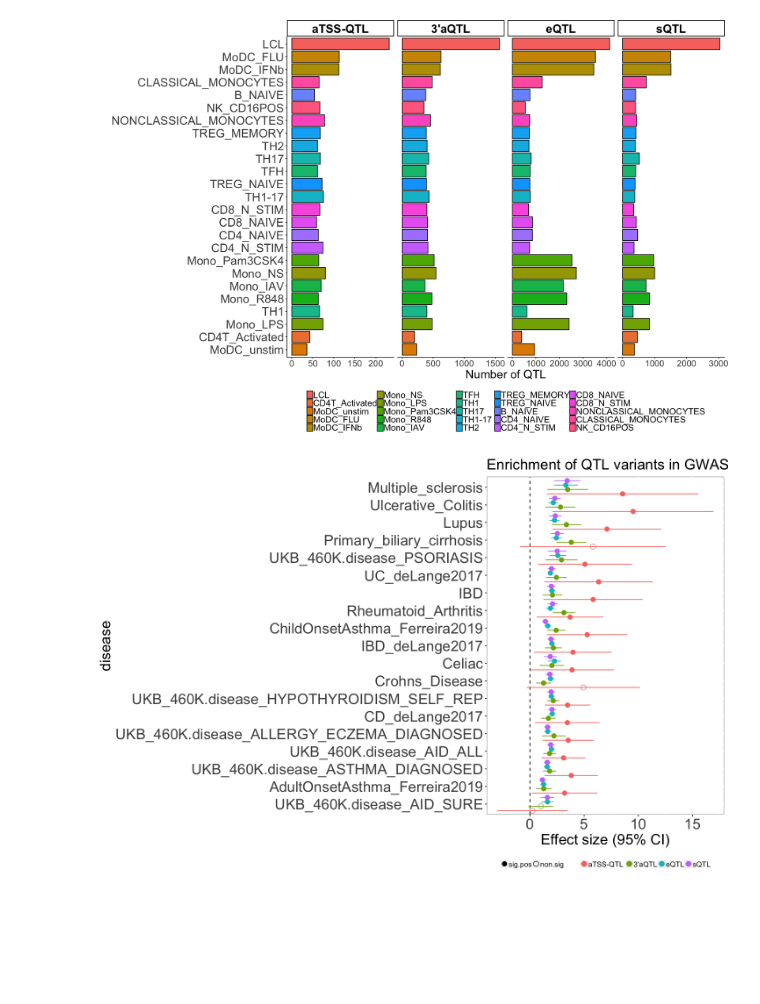
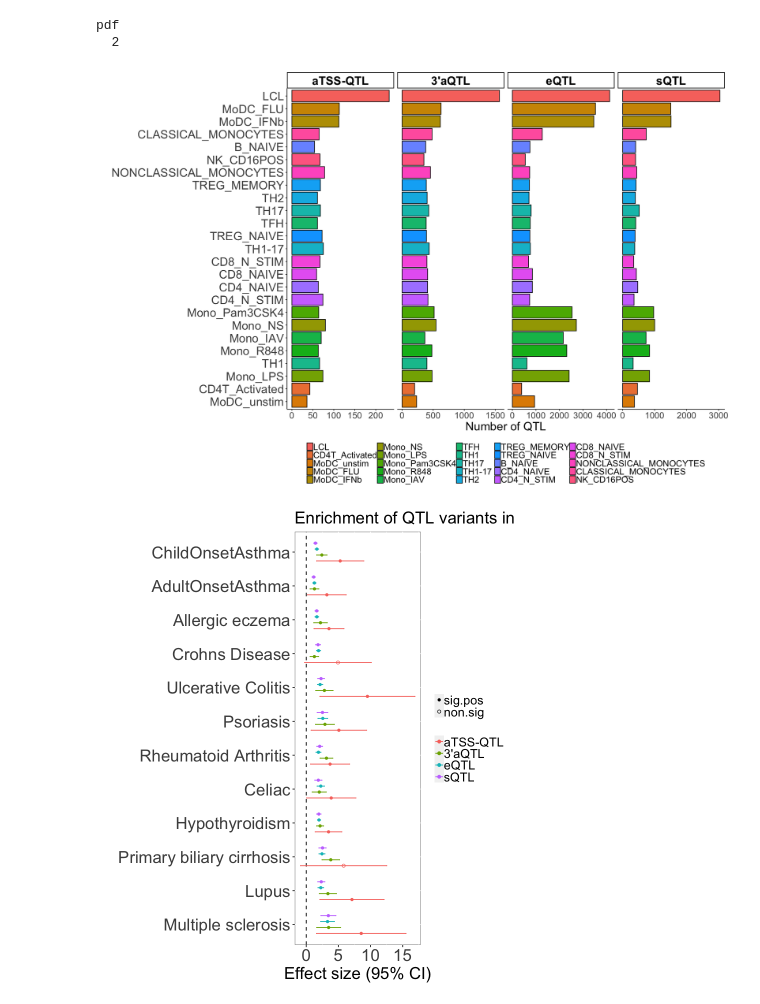
Before and after one commit to juninamo/TRAILS, a Jupyter notebook: Figures/Figure7.ipynb, the cells around one changed output. Drawn from its saved outputs; the diff is of its cells as text; code cells hidden in the pictures; blank space fills up the shorter version.

```diff
--- a/Figures/Figure7.ipynb
+++ b/Figures/Figure7.ipynb
@@ -281,7 +190,7 @@ Picking joint bandwidth of 25.6
 # number of QTL variants(lead variants per eGenes or eIsoforms, p<1e<-05)
 
 options(repr.plot.width=15, repr.plot.height=10)
-dat %>%
+g = dat %>%
   dplyr::group_by(QTL,condition) %>%
   dplyr::summarize(count = n()) %>%
   dplyr::ungroup() %>%
@@ -327,12 +236,18 @@ dat %>%
         legend.text =  element_text(size = 15),
         legend.key.size = grid::unit(0.8, "lines"),
         legend.title = element_text(size = 0, hjust = 0))
+
+g
+pdf("./FigS11.pdf", width=15, height=10)
+g
+dev.off()
 # %% [output]
+pdf
+  2
 [figure]
 # %%
 # Enrichment of QTLs
-
-options(repr.plot.width=12, repr.plot.height=8)
+options(repr.plot.width=7, repr.plot.height=8)
 ## immune disorders
 enr %>%
   dplyr::filter(Category == "L2_0" & pheno %in% pheno_lt) %>%
@@ -344,47 +259,54 @@ enr %>%
                   feature == "sQTL" ~ "sQTL"
                 ),
                 feature = factor(feature,levels=c("aTSS-QTL","3'aQTL","eQTL","sQTL")),
                 group = case_when(
                   pheno %in% immune ~ "immune",
                   pheno %in% CNS ~ "CNS",
                   pheno %in% cancer ~ "cancer",
-                  pheno %in% blood ~ "blood",
-                  pheno %in% biochemistry ~ "biochemistry",
-                  pheno %in% body ~ "body",
-                  pheno %in% CVD ~ "CVD",
+                  # pheno %in% blood ~ "blood",
+                  # pheno %in% biochemistry ~ "biochemistry",
+                  # pheno %in% body ~ "body",
+                  # pheno %in% CVD ~ "CVD",
                   pheno %in% metabo ~ "metabo",
-                  pheno %in% behavior ~ "behavior",
-                  pheno %in% repro ~ "repro",
-                  pheno %in% intel ~ "intel",
+                  # pheno %in% behavior ~ "behavior",
+                  # pheno %in% repro ~ "repro",
+                  # pheno %in% intel ~ "intel",
                   TRUE ~ "others"
                 ),
-                pheno = gsub("PASS_","",pheno)) %>%
+                pheno = gsub("PASS_","",pheno) %>% gsub("UKB_460K.disease_","",.) %>% gsub("_Ferreira2019","",.)) %>%
   dplyr::filter(group == "immune") %>%
+  dplyr::mutate(pheno = dplyr::case_when(
+      pheno == "PSORIASIS" ~ "Psoriasis",
+      pheno == "HYPOTHYROIDISM_SELF_REP" ~ "Hypothyroidism",
+      pheno == "ALLERGY_ECZEMA_DIAGNOSED" ~ "Allergic eczema",
+      TRUE ~ gsub("_"," ",pheno)
+  ),
+               pheno = factor(pheno, levels=c("Multiple sclerosis","Lupus","Primary biliary cirrhosis","Hypothyroidism","Celiac","Rheumatoid Arthritis","Psoriasis","Ulcerative Colitis","Crohns Disease","Allergic eczema","AdultOnsetAsthma","ChildOnsetAsthma"))) %>%
   ggplot(.,
-         aes(x=reorder(pheno,Enrichment), y=Enrichment, color=feature, shape=shape)) +
-  geom_point(aes(color=feature,shape=shape), na.rm=TRUE, position=position_dodge(width = 1),size = 3) +
+         aes(x=pheno, y=Enrichment, color=feature, shape=shape)) +
+  geom_point(aes(color=feature,shape=shape), na.rm=TRUE, position=position_dodge(width = 0.7),size = 1.5) +
   scale_shape_manual(values = c("sig.pos"=16,"non.sig"=1)) +
   coord_flip() +
   geom_hline(yintercept = 0,
              linetype = "dashed") +
   theme(panel.background = element_rect(fill = "white", color = "grey50")) +
   labs(title = paste0("Enrichment of QTL variants in GWAS"),
        y = "Effect size (95% CI)",
-       x = "disease") +
+       x = "") +
   geom_errorbar(aes(ymin = Enrichment-1.96*Enrichment_std_error, ymax = Enrichment+1.96*Enrichment_std_error),
-                width = 0.1,na.rm=TRUE,position=position_dodge(width = 1)) +
+                width = 0.1,na.rm=TRUE,position=position_dodge(width = 0.7)) +
   theme(strip.text.x=element_text(size=20, color="black"),
         strip.text.y=element_text(size=20, color="black"),
-        legend.position = "bottom",
+        legend.position = "right",
         plot.title = element_text(size = 20),
         axis.title.x = element_text(size = 20),
         axis.title.y = element_text(size = 20),
         axis.text.y = element_text(size = 20),
         axis.text.x = element_text(size = 20),
-        legend.text =  element_text(size = 10),
+        legend.text =  element_text(size = 15),
         legend.key.size = grid::unit(0.8, "lines"),
         legend.title = element_text(size = 0, hjust = 0))
 # %% [output]
-[figure, old version]
+[figure, new version]
 # %%
 ## CNS
```
Also changed, not shown: parts of 10 cells of this notebook, 20 other files.
